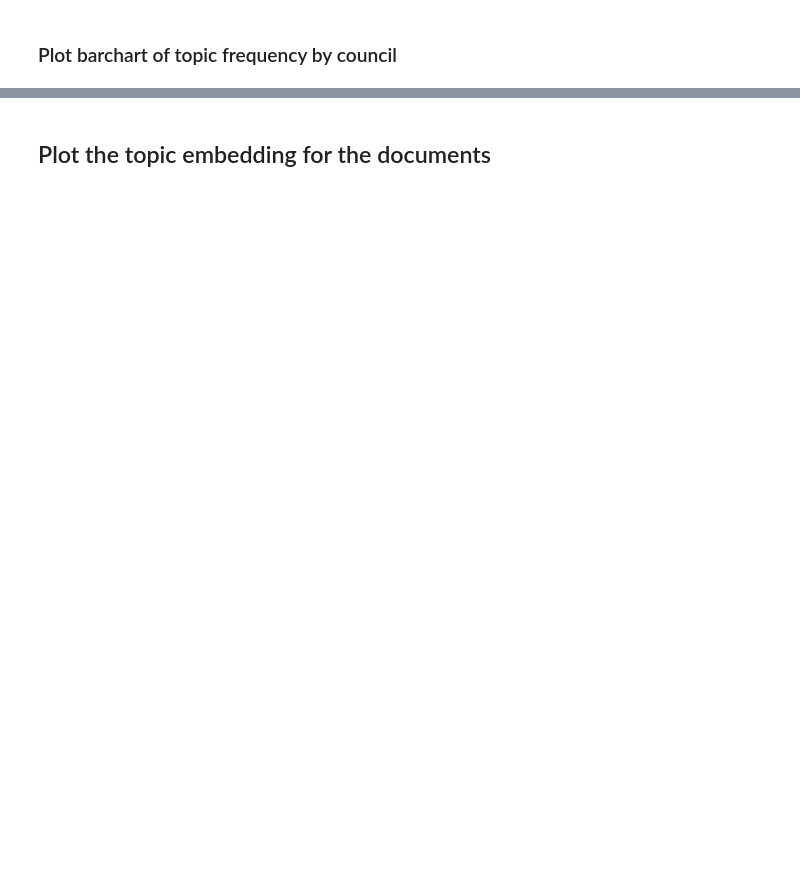
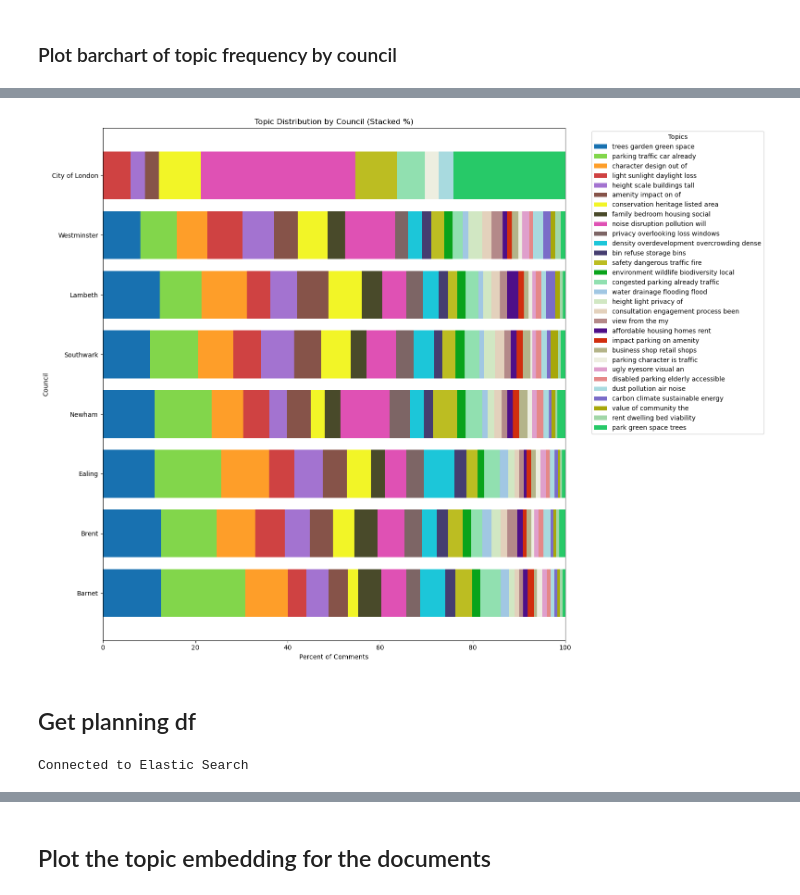
Before and after one commit to Bea-Taylor/nimby_nlp, a Jupyter notebook: notebooks/1_0_3_topic_analysis.ipynb, the cells around one changed output, grey strips where cells are left out. Cells and saved outputs as stored; diff of their text form; code cells hidden in the pictures; blank space fills up the shorter version.

```diff
--- a/notebooks/1_0_3_topic_analysis.ipynb
+++ b/notebooks/1_0_3_topic_analysis.ipynb
@@ -404,0 +341,78 @@ plt.show()
+# %%
+councils = df['council'].dropna().unique()
+
+# Ordered topic IDs
+ordered_topic_ids = list(filtered_topic_dict.keys())
+
+# Topic colour map
+color_map = {
+    topic_id: custom_hex_colors[i % len(custom_hex_colors)]
+    for i, topic_id in enumerate(ordered_topic_ids)
+}
+
+# Build a matrix: each row = council, each column = topic % share
+data = []
+
+for c in councils:
+    council_df = df[df['council'] == c]
+
+    # Flatten topics
+    all_topics = [t for topics in council_df['topic_number_updated'] for t in topics]
+
+    topic_counts = Counter(all_topics)
+    total_comments = sum(topic_counts.values())
+
+    percents = [
+        (topic_counts.get(topic_id, 0) / total_comments) * 100 if total_comments > 0 else 0
+        for topic_id in ordered_topic_ids
+    ]
+
+    data.append(percents)
+
+# Put into a DataFrame: rows=councils, columns=topics
+data = pd.DataFrame(data, columns=ordered_topic_ids, index=councils)
+
+# ---- Plot ----
+
+fig, ax = plt.subplots(figsize=(16, 12))
+
+left = [0] * len(councils)
+
+for tid in ordered_topic_ids:
+    ax.barh(
+        y=councils,
+        width=data[tid],
+        left=left,
+        color=color_map[tid],
+        label=filtered_topic_dict[tid]
+    )
+    left = [l + w for l, w in zip(left, data[tid])]
+
+ax.set_xlabel("Percent of Comments")
+ax.set_ylabel("Council")
+ax.set_title("Topic Distribution by Council (Stacked %)")
+ax.set_xlim(0, 100)
+
+# Legend placed outside the plot
+ax.legend(
+    title="Topics",
+    bbox_to_anchor=(1.05, 1),
+    loc="upper left"
+)
+
+plt.tight_layout()
+plt.show()
+# %% [output]
+[figure, added]
+# %% [markdown]
+## Get planning df
+# %%
+esf = ElasticSearchFncs()
+esf.check_connection()
+pld_df = esf.res_units_x_query(min_res_units=1, since_year="01/01/2021", to_year="01/05/2025")
+# Run the formatting functions on pld_df
+pld_df = ppf.format_df(pld_df)
+# Add column for hosuing type - based on logic regarding number of residential units
+pld_df = ppf.add_housing_type(pld_df)
+# %% [output]
+Connected to Elastic Search
```
Also changed, not shown: parts of 24 cells of this notebook, 10 other files.
